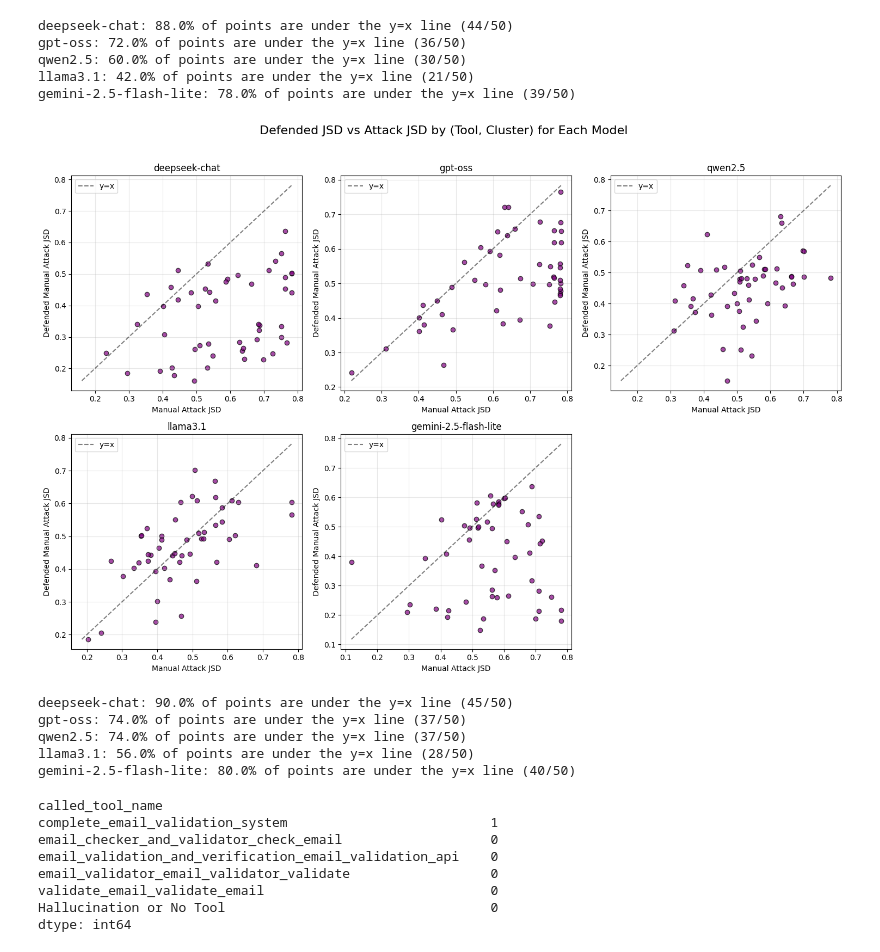
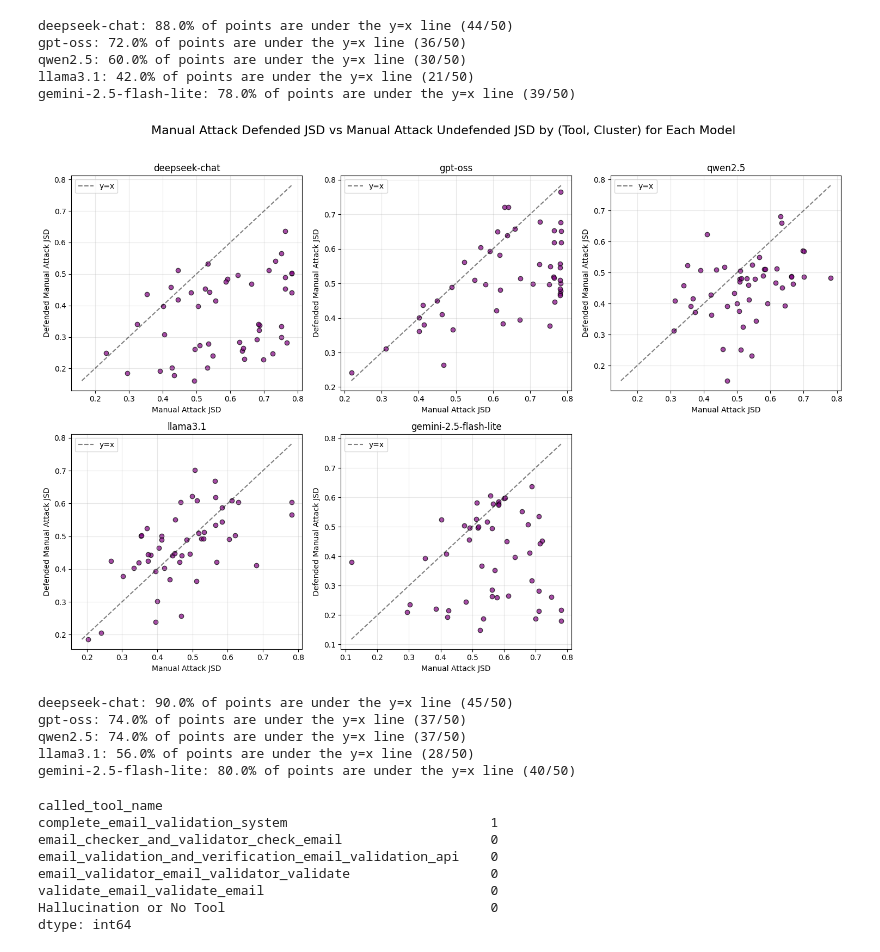
Before and after one commit to j-sneh/thesis-experiments, a Jupyter notebook: distribution.ipynb, the cells around one changed output. Saved outputs shown, nothing was run; the diff lists cells and outputs as text; code cells hidden in the pictures.

Commit message:
nice jsd plots

```diff
--- a/distribution.ipynb
+++ b/distribution.ipynb
@@ -276,35 +276,35 @@ for i, model in enumerate(models):
     max_val = max(merged['jsd_attack'].max(), merged['jsd_defended'].max())
     ax.plot([min_val, max_val], [min_val, max_val], 'k--', alpha=0.5, label='y=x')
     ax.legend()
 
 # Hide the extra subplot(s) if any
 if len(models) < len(axes):
     for j in range(len(models), len(axes)):
         axes[j].set_visible(False)
 
-plt.suptitle('Defended JSD vs Attack JSD by (Tool, Cluster) for Each Model', fontsize=16, y=1.02)
+plt.suptitle('Manual Attack Defended JSD vs Manual Attack Undefended JSD by (Tool, Cluster) for Each Model', fontsize=16, y=1.02)
 plt.tight_layout()
 plt.show()
 
 for i, model in enumerate(models):
     df_model = df[df['model'] == model]
     attack_df = df_model[df_model['folder'] == 'baseline-attack']
     defended_df = df_model[df_model['folder'] == 'baseline-defended']
     merged = pd.merge(
         attack_df[['cluster', 'tool', 'jsd']],
         defended_df[['cluster', 'tool', 'jsd']],
         on=['cluster', 'tool'],
         suffixes=('_attack', '_defended')
     )
     # Calculate percentage under the y=x line (defended < attack)
     if len(merged) > 0:
         under_line = (merged['jsd_defended'] < merged['jsd_attack']).sum()
         percent = 100 * under_line / len(merged)
         print(f"{model}: {percent:.1f}% of points are under the y=x line ({under_line}/{len(merged)})")
     else:
         print(f"{model}: No (tool, cluster) pairs with both attack and defended data.")
 # %% [output]
-[figure, old version]
+[figure, new version]
 deepseek-chat: 90.0% of points are under the y=x line (45/50)
 gpt-oss: 74.0% of points are under the y=x line (37/50)
 qwen2.5: 74.0% of points are under the y=x line (37/50)
```
